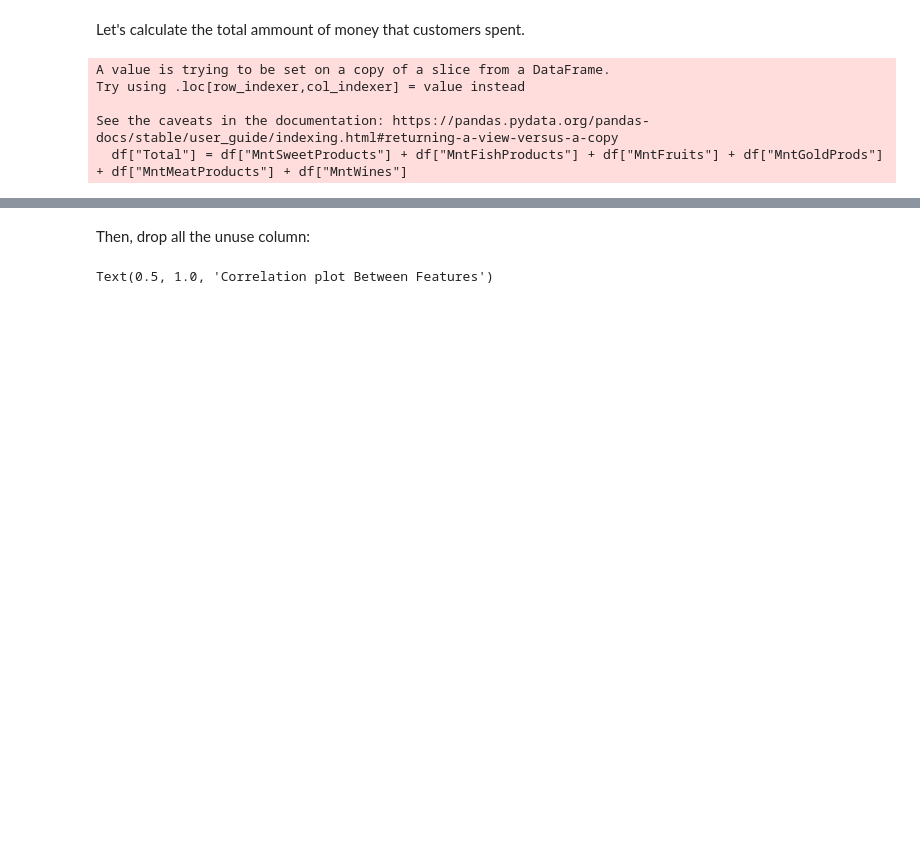
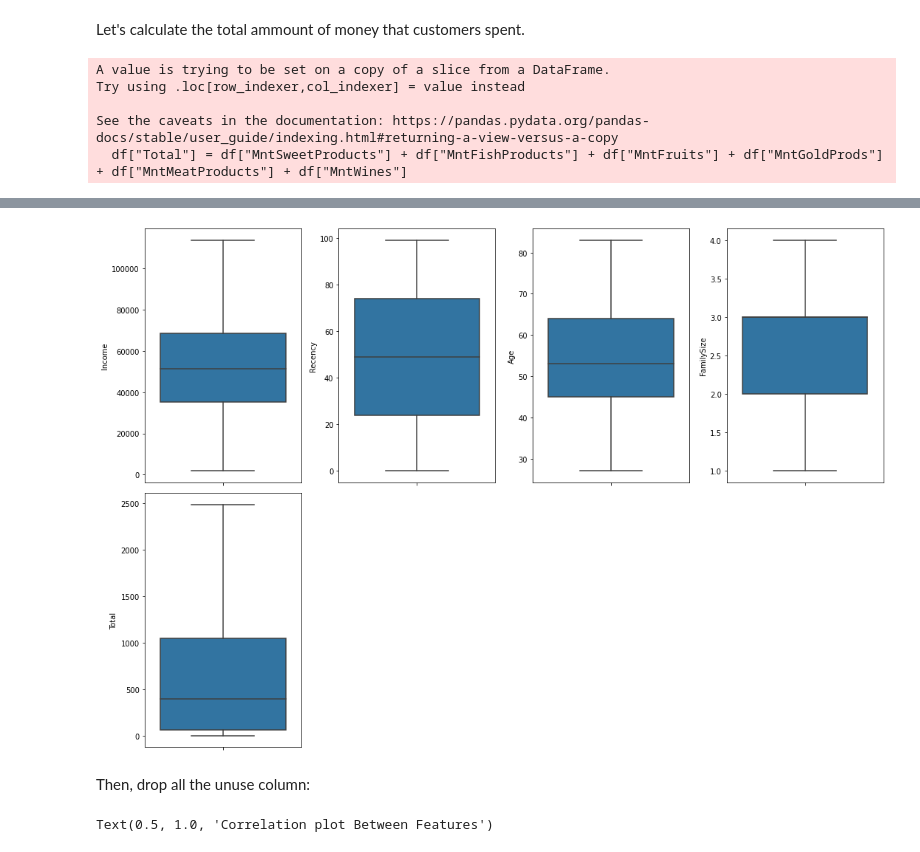
Before and after one commit to WSsumti/PersonalityAnalysis, a Jupyter notebook: personality_analysis.ipynb, the cells around one changed output, grey strips where cells are left out. Cells and saved outputs as stored; diff of their text form; code cells hidden in the pictures; blank space fills up the shorter version.

```diff
--- a/personality_analysis.ipynb
+++ b/personality_analysis.ipynb
@@ -256,3 +326,12 @@ See the caveats in the documentation: https://pandas.pydata.org/pandas-docs/stab
+# %%
+plt.figure(figsize=(15,20))
+for i,x in enumerate(df_arr,1):
+       plt.subplot(4,4,i)
+       sns.boxplot(data=df, y=x)
+       plt.tight_layout()
+       plt.plot()
+# %% [output]
+[figure, added]
 # %% [markdown]
 Then, drop all the unuse column:
 # %%
```
Also changed, not shown: parts of 18 cells of this notebook, 2 other files.
